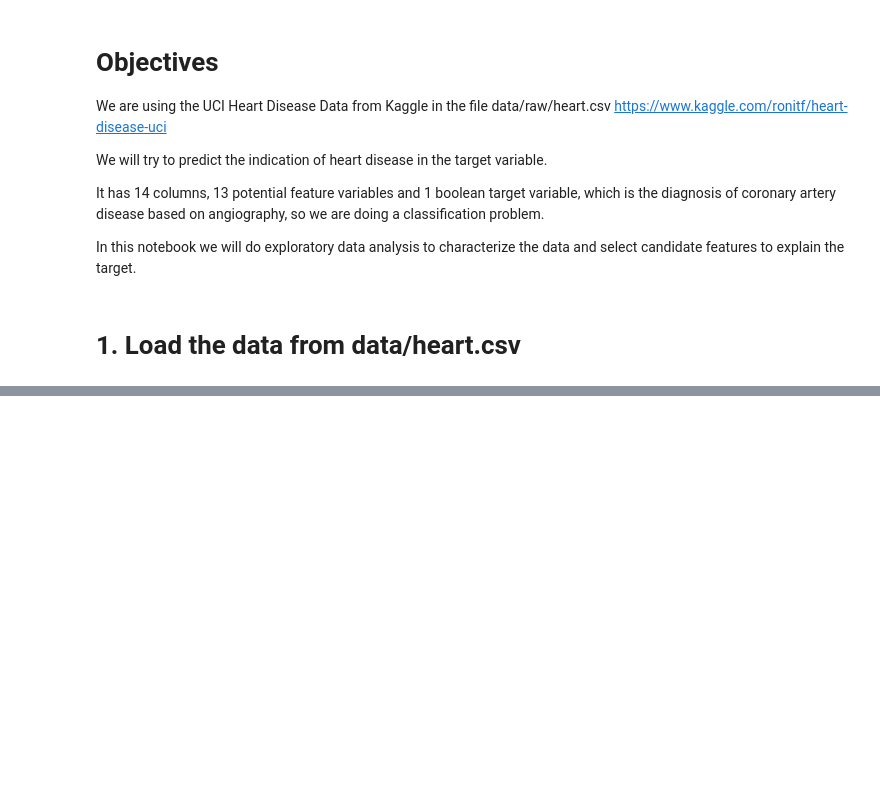
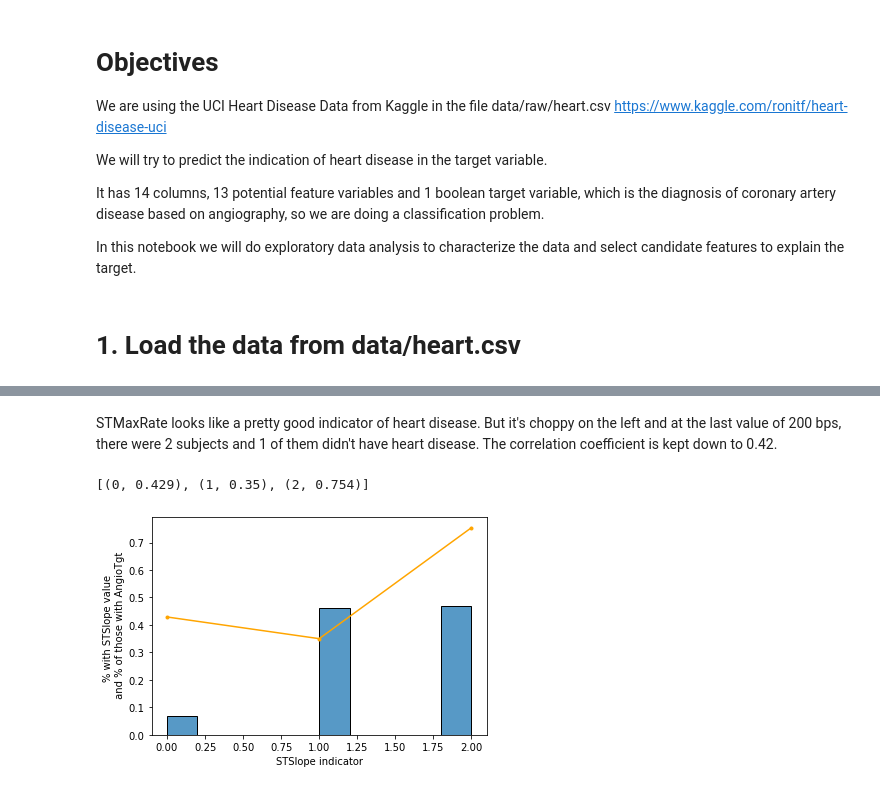
Before and after one commit to BradDoty/KaggleHeartDiseaseUCI, a Jupyter notebook: Notebooks/Capstone 2 -- Exploratory Data Analysis.ipynb, the cells around one changed output, grey strips where cells are left out. Saved outputs shown, nothing was run; the diff lists cells and outputs as text; code cells hidden in the pictures; blank space fills up the shorter version.

```diff
--- a/Notebooks/Capstone 2 -- Exploratory Data Analysis.ipynb
+++ b/Notebooks/Capstone 2 -- Exploratory Data Analysis.ipynb
@@ -308,0 +99,7 @@ Here are the candidate features to use for Feature Engineering:
+# %% [markdown]
+STMaxRate looks like a pretty good indicator of heart disease.  But it's choppy on the left and at the last value of 200 bps, there were 2 subjects and 1 of them didn't have heart disease. The correlation coefficient is kept down to 0.42.
+# %%
+trendOverCategory('STSlope')
+# %% [output]
+[(0, 0.429), (1, 0.35), (2, 0.754)]
+[figure, added]
```
Also changed, not shown: parts of 54 cells of this notebook, 2 other files.
